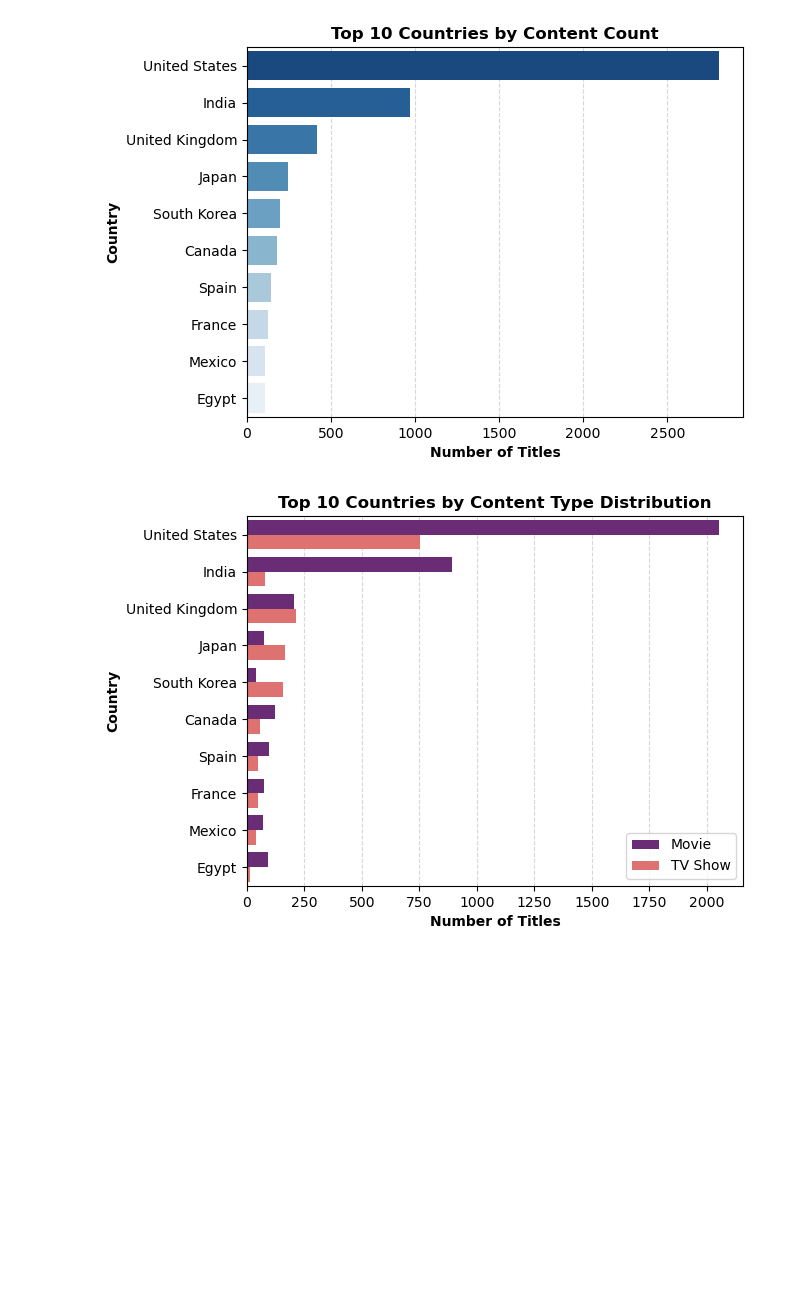
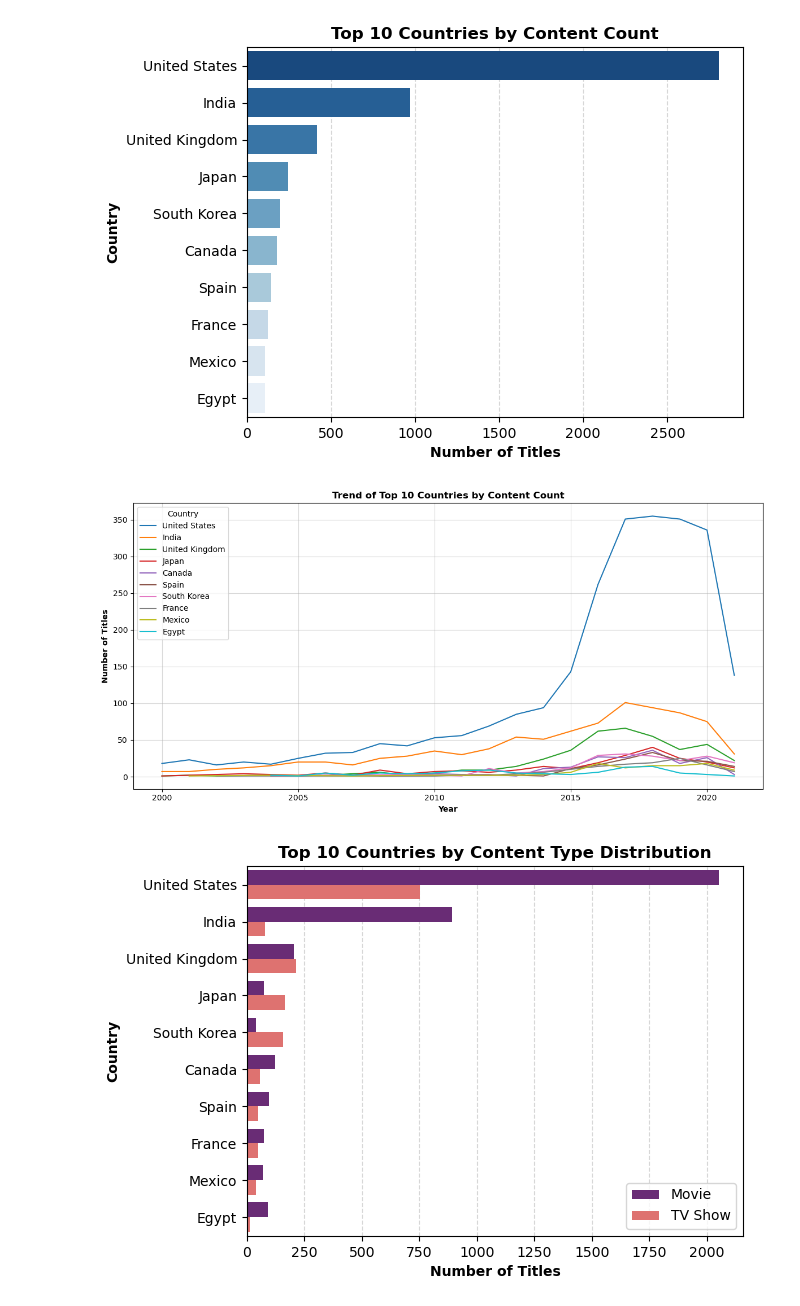
Before and after one commit to berkaygirgin/netflix-data-analysis, a Jupyter notebook: notebook/netflix_analysis.ipynb, the cells around one changed output. Saved outputs shown, nothing was run; the diff lists cells and outputs as text; code cells hidden in the pictures; blank space fills up the shorter version.

```diff
--- a/notebook/netflix_analysis.ipynb
+++ b/notebook/netflix_analysis.ipynb
@@ -169,7 +186,7 @@ plt.show()
 # %%
-top_countries = netflix["country"].value_counts().drop("Unknown").iloc[0:10].reset_index()
+countries = netflix["country"].value_counts().drop("Unknown").iloc[0:10].reset_index()
 
-sns.barplot(data=top_countries, y="country", x="count", hue="country", palette="Blues_r", zorder=2)
+sns.barplot(data=countries, y="country", x="count", hue="country", palette="Blues_r", zorder=2)
 plt.title("Top 10 Countries by Content Count", fontsize=12, fontweight="bold")
 plt.xlabel("Number of Titles", fontsize=10, fontweight="bold")
 plt.ylabel("Country", fontsize=10, fontweight="bold")
@@ -177,6 +194,22 @@ plt.grid(axis="x", linestyle="--", alpha=0.5, zorder=0)
 plt.show()
 # %% [output]
 [figure]
+# %%
+top_countries = countries["country"].iloc[0:10]
+countries_by_year = netflix[netflix["country"].isin(top_countries)][["country", "year"]].value_counts().reset_index()
+countries_by_year = countries_by_year[countries_by_year["year"] >= 2000]
+
+plt.figure(figsize=(12, 6))
+sns.lineplot(data=countries_by_year, x="year", y="count", hue="country", palette="tab10")
+plt.title("Trend of Top 10 Countries by Content Count", fontsize=12, fontweight="bold")
+plt.xlabel("Year", fontsize=10, fontweight="bold")
+plt.ylabel("Number of Titles", fontsize=10, fontweight="bold")
+plt.grid(alpha=0.5)
+plt.legend().set_title("Country")
+plt.tight_layout()
+plt.show()
+# %% [output]
+[figure, added]
 # %%
 top_countries = netflix["country"].value_counts().drop("Unknown").iloc[0:10].index
 type_by_country = netflix[netflix["country"].isin(top_countries)][["type", "country"]]
```
Also changed, not shown: parts of 7 cells of this notebook.
